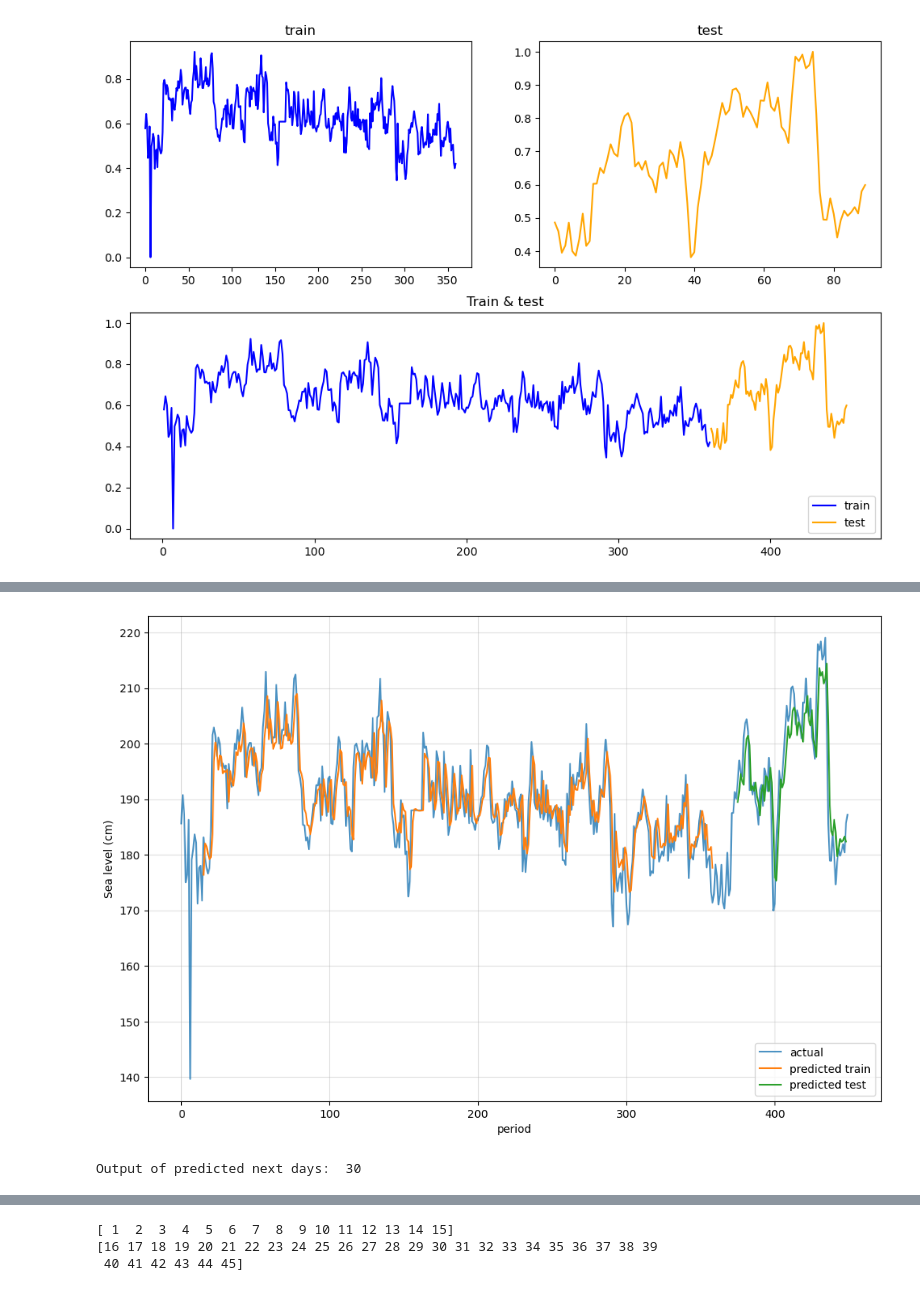
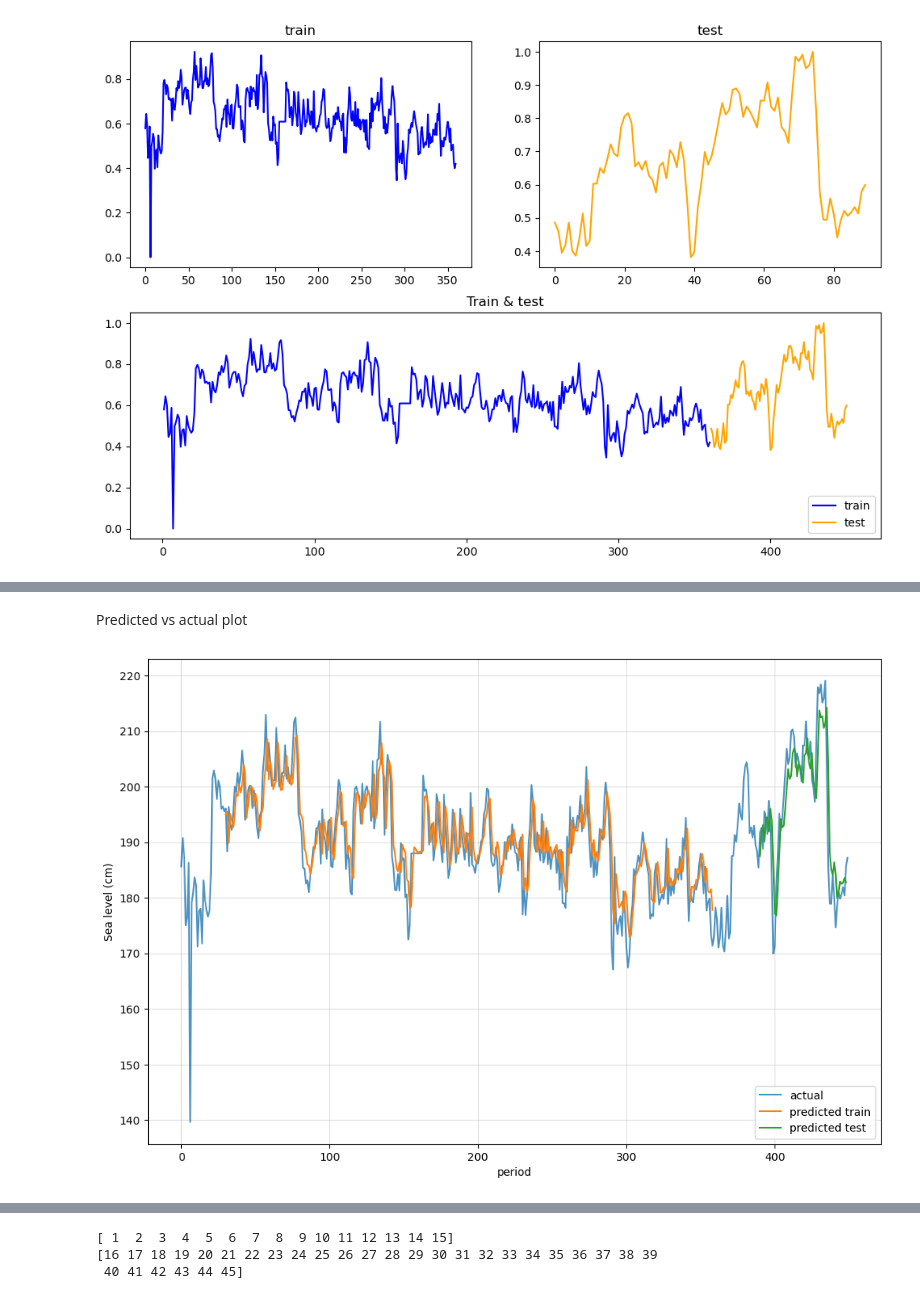
Before and after one commit to jonathanmarjonoxz/MPDW, a Jupyter notebook: src/LSTM/4Final.ipynb, the cells around one changed output, grey strips where cells are left out. Cells and saved outputs as stored; diff of their text form; code cells hidden in the pictures.

```diff
--- a/src/LSTM/4Final.ipynb
+++ b/src/LSTM/4Final.ipynb
@@ -54,7 +66,6 @@ haha.plottraintest(train, test)
 # %%
 # reshape into X=t and Y=t+1
-
-t=15
+t=30
 trainX, trainY = haha.lag(train,t)
 testX, testY = haha.lag(test,t)
 # %%
@@ -144,4 +172,2 @@ theplot(thehistory)
 # %%
-model.save("../../assets/testt15.keras")
+model=keras.models.load_model("../../assets/testt15.keras",  custom_objects={"r2scoremetrics": r2scoremetrics})
-# %%
-model=keras.models.load_model("../../assets/test.keras")
@@ -157,6 +185,6 @@ testPredict = model.predict(testX, batch_size=batch_size)
 trainPredict = scaler.inverse_transform(trainPredict).flatten()
 testPredict = scaler.inverse_transform(testPredict).flatten()
 
-df=scaler.inverse_transform(df)
+
 testY = scaler.inverse_transform([testY]).flatten()
 trainY = scaler.inverse_transform([trainY]).flatten()
@@ -194,47 +224,6 @@ R2score :   0.7711088062748273
+# %% [markdown]
+Predicted vs actual plot
 # %%
-haha.plot_predicted(df, trainPredict.reshape(-1,1), testPredict.reshape(-1,1), t)
+haha.plot_predicted(scaler.inverse_transform(df), trainPredict.reshape(-1,1), testPredict.reshape(-1,1), t)
 # %% [output]
-[figure, old version]
+[figure, new version]
-# %%
-x_input=test[len(test)-t:].reshape(1,-1)
-temp_input=list(x_input)
-temp_input=temp_input[0].tolist()
-
-from numpy import array
-
-lst_output=[]
-n_steps=t
-i=0
-pred_days = 30
-
-
-while(i<pred_days):
-
-    if(len(temp_input)>t):
-
-        x_input=np.array(temp_input[1:])
-        #print("{} day input {}".format(i,x_input))
-        x_input = x_input.reshape(1,-1)
-        x_input = x_input.reshape((1, n_steps, 1))
-
-        yhat = model.predict(x_input, verbose=0)
-        #print("{} day output {}".format(i,yhat))
-        temp_input.extend(yhat[0].tolist())
-        temp_input=temp_input[1:]
-        #print(temp_input)
-
-        lst_output.extend(yhat.tolist())
-        i=i+1
-
-    else:
-
-        x_input = x_input.reshape((1, n_steps,1))
-        yhat = model.predict(x_input, verbose=0)
-        temp_input.extend(yhat[0].tolist())
-
-        lst_output.extend(yhat.tolist())
-        i=i+1
-
-print("Output of predicted next days: ", len(lst_output))
-# %% [output]
-Output of predicted next days:  30
```
Also changed, not shown: parts of 26 cells of this notebook, 20 other files.
